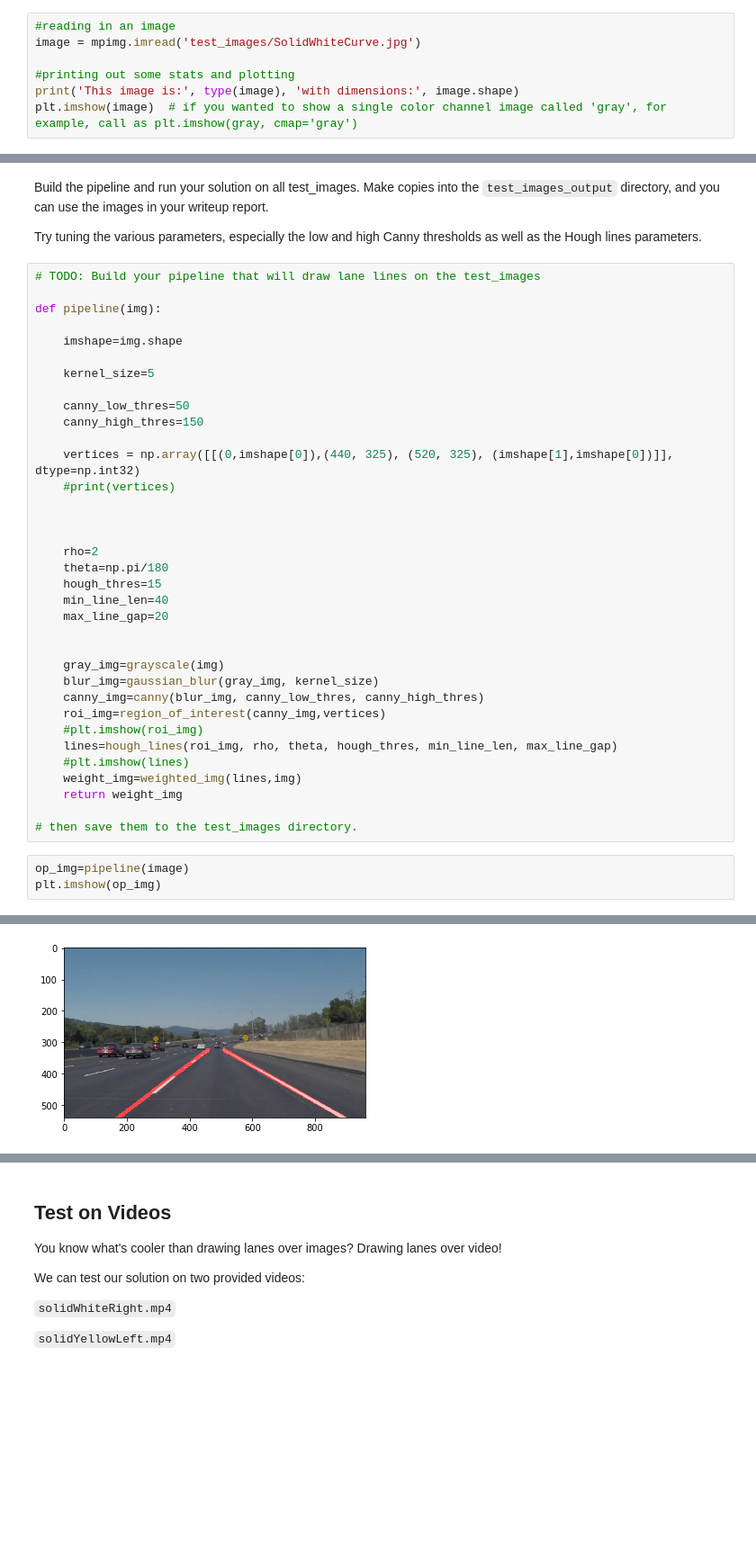
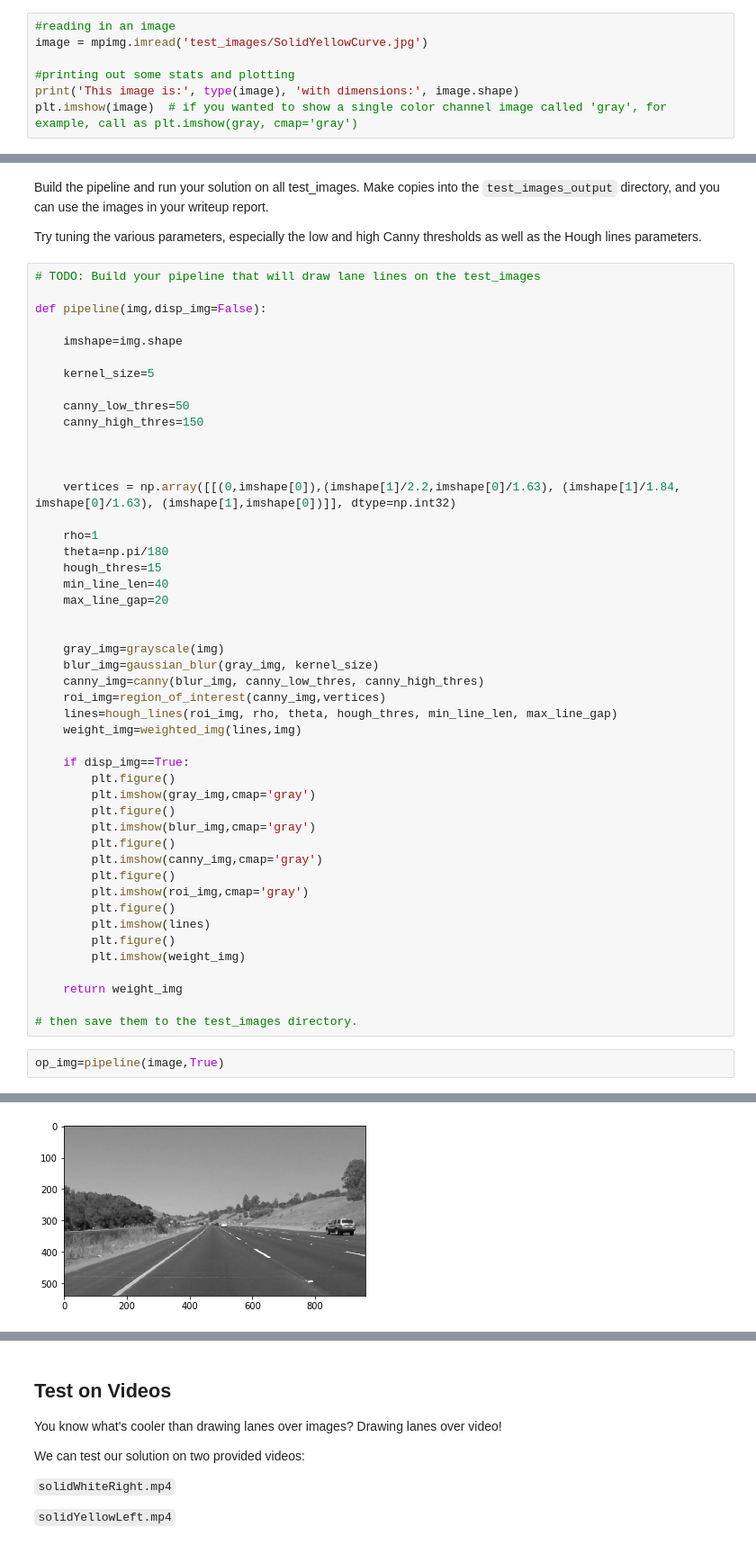
Before and after one commit to chaitanyar56/CarND-LaneLines-P1, a Jupyter notebook: P1.ipynb, the cells around one changed output, grey strips where cells are left out. Shown at 90% size. Drawn from its saved outputs; the diff is of its cells as text; blank space fills up the shorter version.

```diff
--- a/P1.ipynb
+++ b/P1.ipynb
@@ -51,7 +51,7 @@ import cv2
 ## Read in an Image
 # %%
 #reading in an image
-image = mpimg.imread('test_images/SolidWhiteCurve.jpg')
+image = mpimg.imread('test_images/SolidYellowCurve.jpg')
 
 #printing out some stats and plotting
 print('This image is:', type(image), 'with dimensions:', image.shape)
@@ -231,7 +234,7 @@ Try tuning the various parameters, especially the low and high Canny thresholds
 # %%
 # TODO: Build your pipeline that will draw lane lines on the test_images
 
-def pipeline(img):
+def pipeline(img,disp_img=False):
 
     imshape=img.shape
 
@@ -240,12 +243,11 @@ def pipeline(img):
     canny_low_thres=50
     canny_high_thres=150
 
-    vertices = np.array([[(0,imshape[0]),(440, 325), (520, 325), (imshape[1],imshape[0])]], dtype=np.int32)
-    #print(vertices)
 
 
+    vertices = np.array([[(0,imshape[0]),(imshape[1]/2.2,imshape[0]/1.63), (imshape[1]/1.84, imshape[0]/1.63), (imshape[1],imshape[0])]], dtype=np.int32)
 
-    rho=2
+    rho=1
     theta=np.pi/180
     hough_thres=15
     min_line_len=40
@@ -256,14 +258,26 @@ def pipeline(img):
     blur_img=gaussian_blur(gray_img, kernel_size)
     canny_img=canny(blur_img, canny_low_thres, canny_high_thres)
     roi_img=region_of_interest(canny_img,vertices)
-    #plt.imshow(roi_img)
     lines=hough_lines(roi_img, rho, theta, hough_thres, min_line_len, max_line_gap)
-    #plt.imshow(lines)
     weight_img=weighted_img(lines,img)
+
+    if disp_img==True:
+        plt.figure()
+        plt.imshow(gray_img,cmap='gray')
+        plt.figure()
+        plt.imshow(blur_img,cmap='gray')
+        plt.figure()
+        plt.imshow(canny_img,cmap='gray')
+        plt.figure()
+        plt.imshow(roi_img,cmap='gray')
+        plt.figure()
+        plt.imshow(lines)
+        plt.figure()
+        plt.imshow(weight_img)
+
     return weight_img
 
 # then save them to the test_images directory.
 # %%
-op_img=pipeline(image)
-plt.imshow(op_img)
+op_img=pipeline(image,True)
 # %% [output]
@@ -271 +284 @@ plt.imshow(op_img)
-[figure, old version]
+[figure, new version]
```
Also changed, not shown: parts of 9 cells of this notebook, 13 other files.
